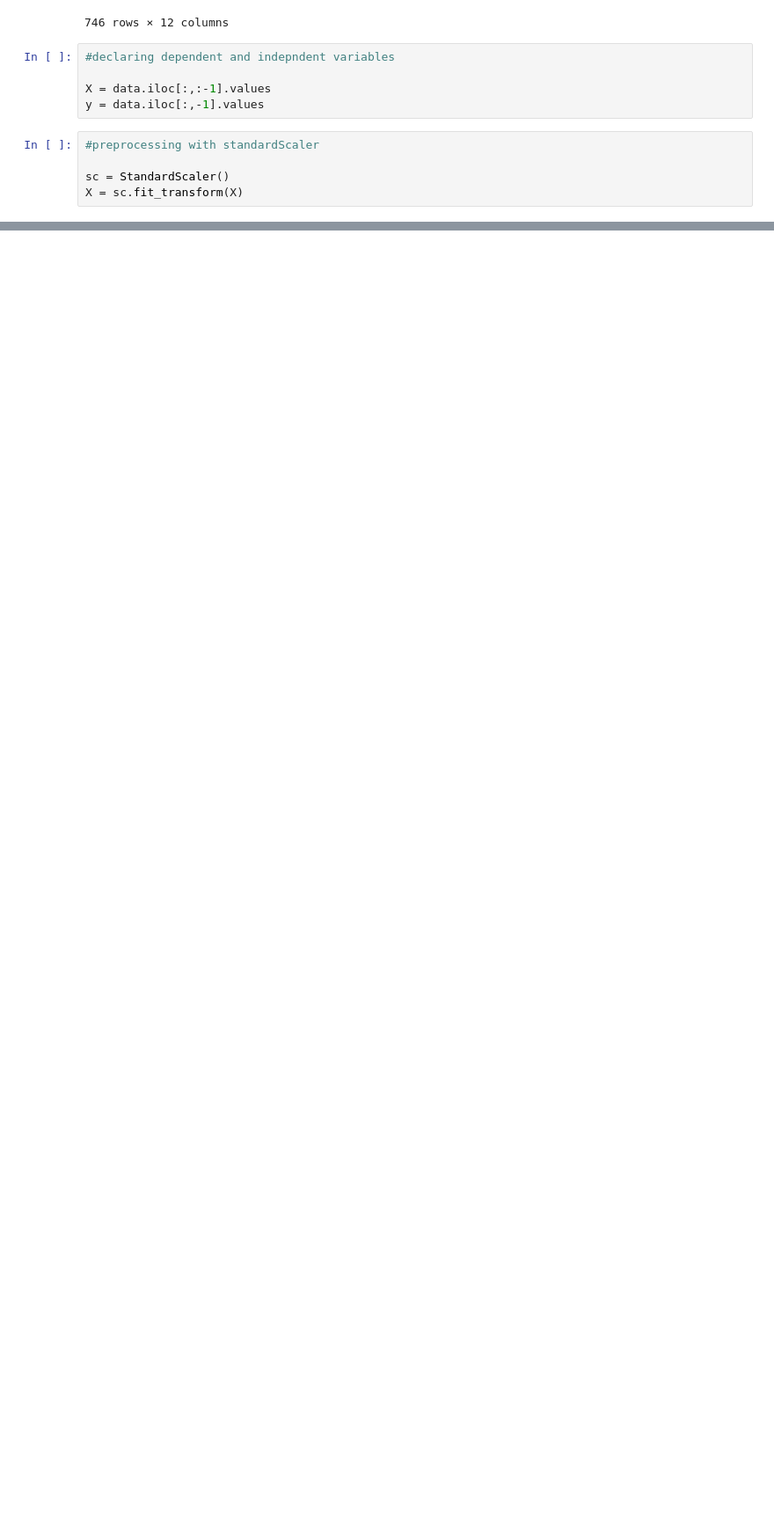
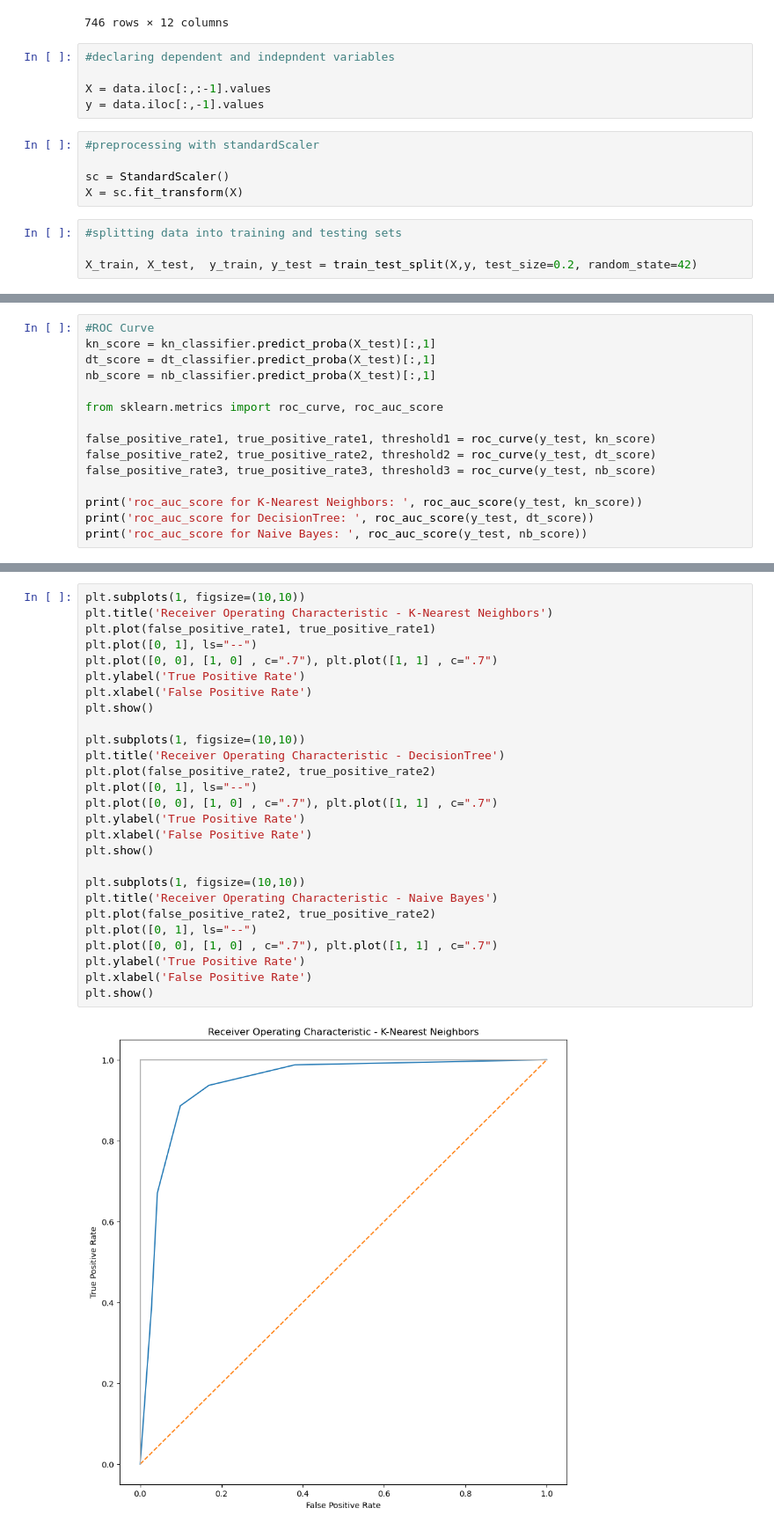
Before and after one commit to elsunais6167/heart_disease_prediction, a Jupyter notebook: alogrithms.ipynb, the cells around one changed output, grey strips where cells are left out. Shown at 88% size. Cells and saved outputs as stored; diff of their text form; blank space fills up the shorter version.

```diff
--- a/alogrithms.ipynb
+++ b/alogrithms.ipynb
@@ -473,3 +473,7 @@ y = data.iloc[:,-1].values
 
 sc = StandardScaler()
 X = sc.fit_transform(X)
+# %%
+#splitting data into training and testing sets
+
+X_train, X_test,  y_train, y_test = train_test_split(X,y, test_size=0.2, random_state=42)
@@ -475,0 +565,15 @@ X = sc.fit_transform(X)
+# %%
+#ROC Curve
+kn_score = kn_classifier.predict_proba(X_test)[:,1]
+dt_score = dt_classifier.predict_proba(X_test)[:,1]
+nb_score = nb_classifier.predict_proba(X_test)[:,1]
+
+from sklearn.metrics import roc_curve, roc_auc_score
+
+false_positive_rate1, true_positive_rate1, threshold1 = roc_curve(y_test, kn_score)
+false_positive_rate2, true_positive_rate2, threshold2 = roc_curve(y_test, dt_score)
+false_positive_rate3, true_positive_rate3, threshold3 = roc_curve(y_test, nb_score)
+
+print('roc_auc_score for K-Nearest Neighbors: ', roc_auc_score(y_test, kn_score))
+print('roc_auc_score for DecisionTree: ', roc_auc_score(y_test, dt_score))
+print('roc_auc_score for Naive Bayes: ', roc_auc_score(y_test, nb_score))
@@ -475,0 +586,29 @@ X = sc.fit_transform(X)
+# %%
+plt.subplots(1, figsize=(10,10))
+plt.title('Receiver Operating Characteristic - K-Nearest Neighbors')
+plt.plot(false_positive_rate1, true_positive_rate1)
+plt.plot([0, 1], ls="--")
+plt.plot([0, 0], [1, 0] , c=".7"), plt.plot([1, 1] , c=".7")
+plt.ylabel('True Positive Rate')
+plt.xlabel('False Positive Rate')
+plt.show()
+
+plt.subplots(1, figsize=(10,10))
+plt.title('Receiver Operating Characteristic - DecisionTree')
+plt.plot(false_positive_rate2, true_positive_rate2)
+plt.plot([0, 1], ls="--")
+plt.plot([0, 0], [1, 0] , c=".7"), plt.plot([1, 1] , c=".7")
+plt.ylabel('True Positive Rate')
+plt.xlabel('False Positive Rate')
+plt.show()
+
+plt.subplots(1, figsize=(10,10))
+plt.title('Receiver Operating Characteristic - Naive Bayes')
+plt.plot(false_positive_rate2, true_positive_rate2)
+plt.plot([0, 1], ls="--")
+plt.plot([0, 0], [1, 0] , c=".7"), plt.plot([1, 1] , c=".7")
+plt.ylabel('True Positive Rate')
+plt.xlabel('False Positive Rate')
+plt.show()
+# %% [output]
+[figure, added]
```
Also changed, not shown: parts of 14 cells of this notebook.
